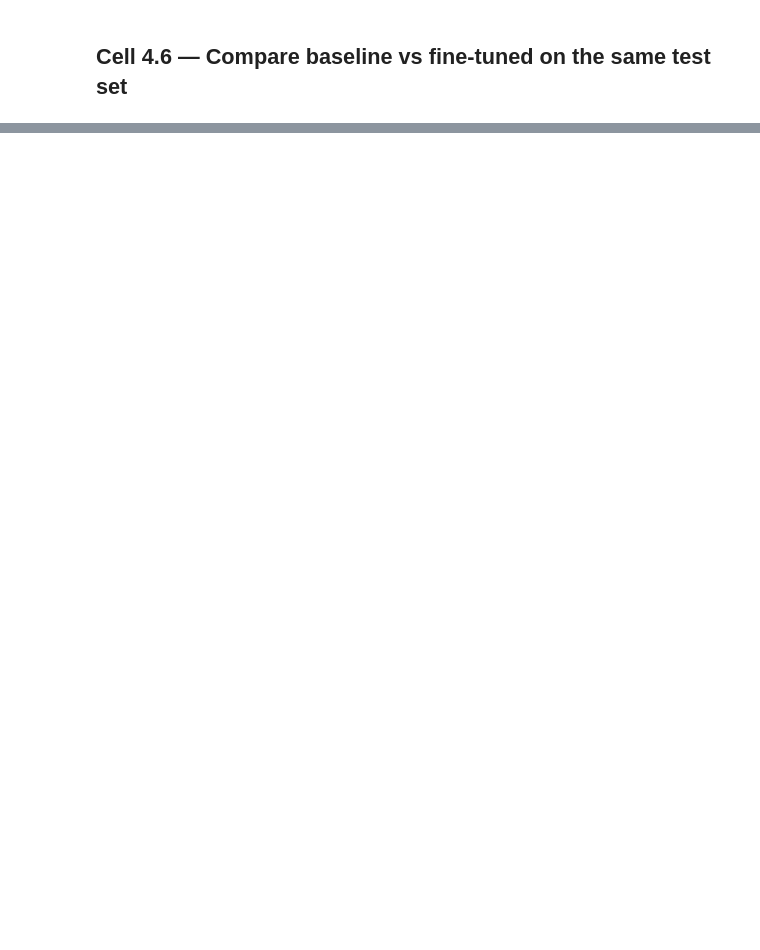
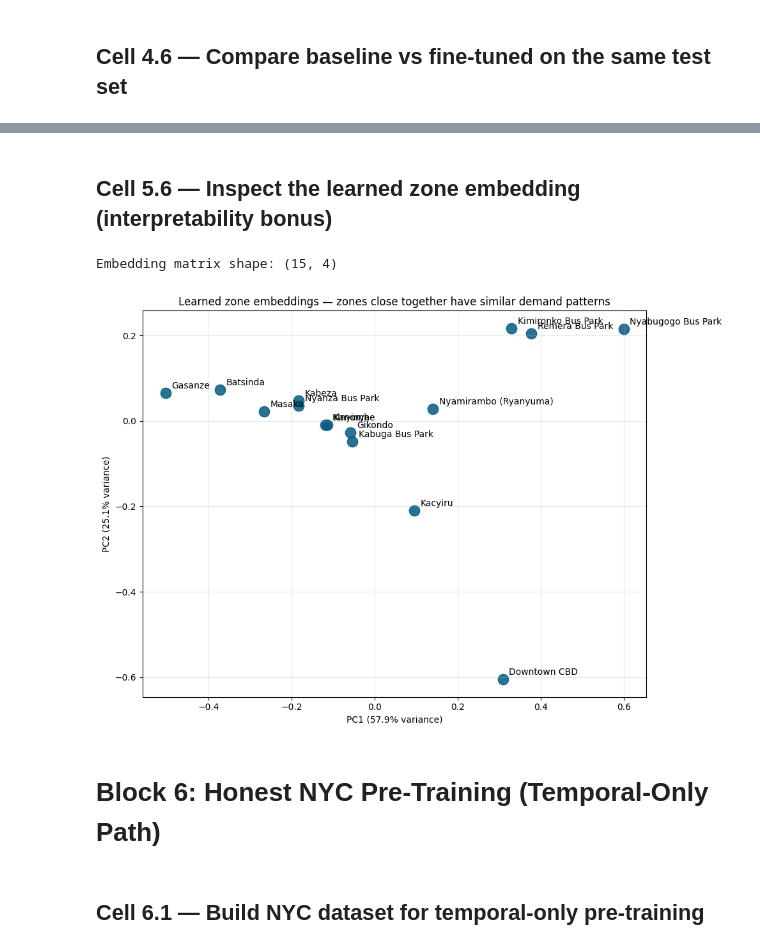
Before and after one commit to MUTARAMBIRWAJo/RideConnect, a Jupyter notebook: RideConnectModels.ipynb, the cells around one changed output, grey strips where cells are left out. Saved outputs shown, nothing was run; the diff lists cells and outputs as text; code cells hidden in the pictures; blank space fills up the shorter version.

```diff
--- a/RideConnectModels.ipynb
+++ b/RideConnectModels.ipynb
@@ -1002,0 +1168,16 @@ Hotspot accuracy %      92.79             89.49             -3.30
+# %%
+callbacks_v2 = [
+    EarlyStopping(monitor="val_loss", patience=8, restore_best_weights=True, verbose=1),
+    ReduceLROnPlateau(monitor="val_loss", factor=0.5, patience=4, min_lr=1e-6, verbose=1),
+    ModelCheckpoint("rideconnect_v2_best.keras", monitor="val_loss", save_best_only=True),
+]
+
+history_v2 = model_v2.fit(
+    [X_tr_T, X_tr_Z], y_tr,
+    validation_data=([X_va_T, X_va_Z], y_va),
+    epochs=50,
+    batch_size=256,
+    callbacks=callbacks_v2,
+    verbose=1,
+)
+print("\n✅ Upgraded model trained.")
@@ -1002,0 +1234,38 @@ Hotspot accuracy %      92.79             89.49             -3.30
+# %% [markdown]
+## **Cell 5.6 — Inspect the learned zone embedding (interpretability bonus)**
+# %%
+import matplotlib.pyplot as plt
+from sklearn.decomposition import PCA
+
+# Extract the trained embedding matrix
+embed_layer = model_v2.get_layer("zone_embedding")
+embed_weights = embed_layer.get_weights()[0]   # shape (15, 4)
+print(f"Embedding matrix shape: {embed_weights.shape}")
+
+# Reduce 4D → 2D for visualization
+pca = PCA(n_components=2)
+coords = pca.fit_transform(embed_weights)
+
+# Plot with zone names
+id_to_zone = {v: k for k, v in zone_to_id.items()}
+zone_id_to_name = df.drop_duplicates("zone_id").set_index("zone_id")["zone_name"].to_dict()
+
+fig, ax = plt.subplots(figsize=(10, 7))
+for i, (x, y) in enumerate(coords):
+    zid = id_to_zone[i]
+    name = zone_id_to_name[zid]
+    ax.scatter(x, y, s=140, color="#065A82", alpha=0.85)
+    ax.annotate(name, (x, y), xytext=(7, 5), textcoords="offset points", fontsize=10)
+
+ax.set_xlabel(f"PC1 ({pca.explained_variance_ratio_[0]:.1%} variance)")
+ax.set_ylabel(f"PC2 ({pca.explained_variance_ratio_[1]:.1%} variance)")
+ax.set_title("Learned zone embeddings — zones close together have similar demand patterns")
+ax.grid(alpha=0.3)
+plt.tight_layout(); plt.show()
+# %% [output]
+Embedding matrix shape: (15, 4)
+[figure, added]
+# %% [markdown]
+# **Block 6: Honest NYC Pre-Training (Temporal-Only Path)**
+# %% [markdown]
+## **Cell 6.1 — Build NYC dataset for temporal-only pre-training**
```
Also changed, not shown: parts of 30 cells of this notebook.
